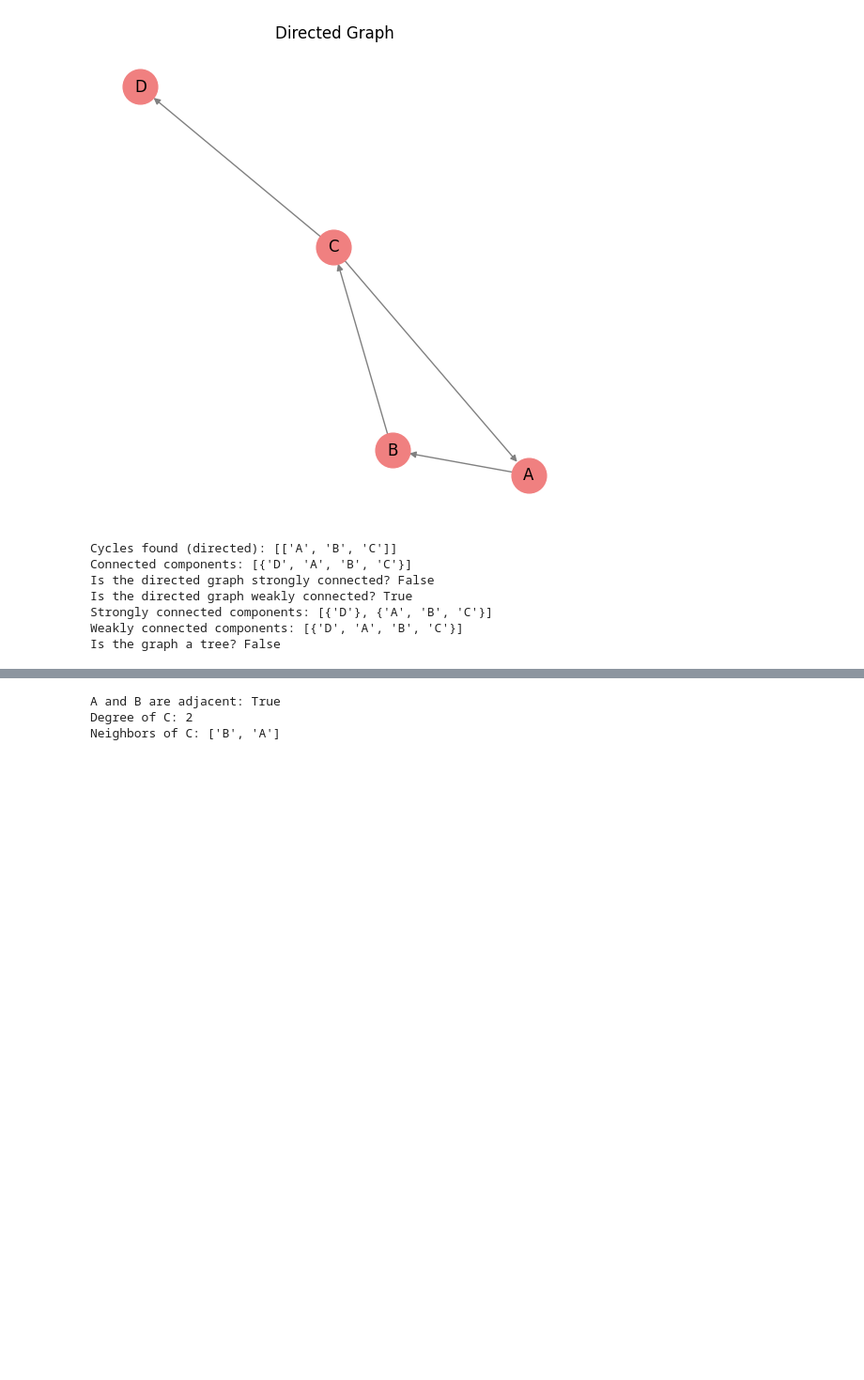
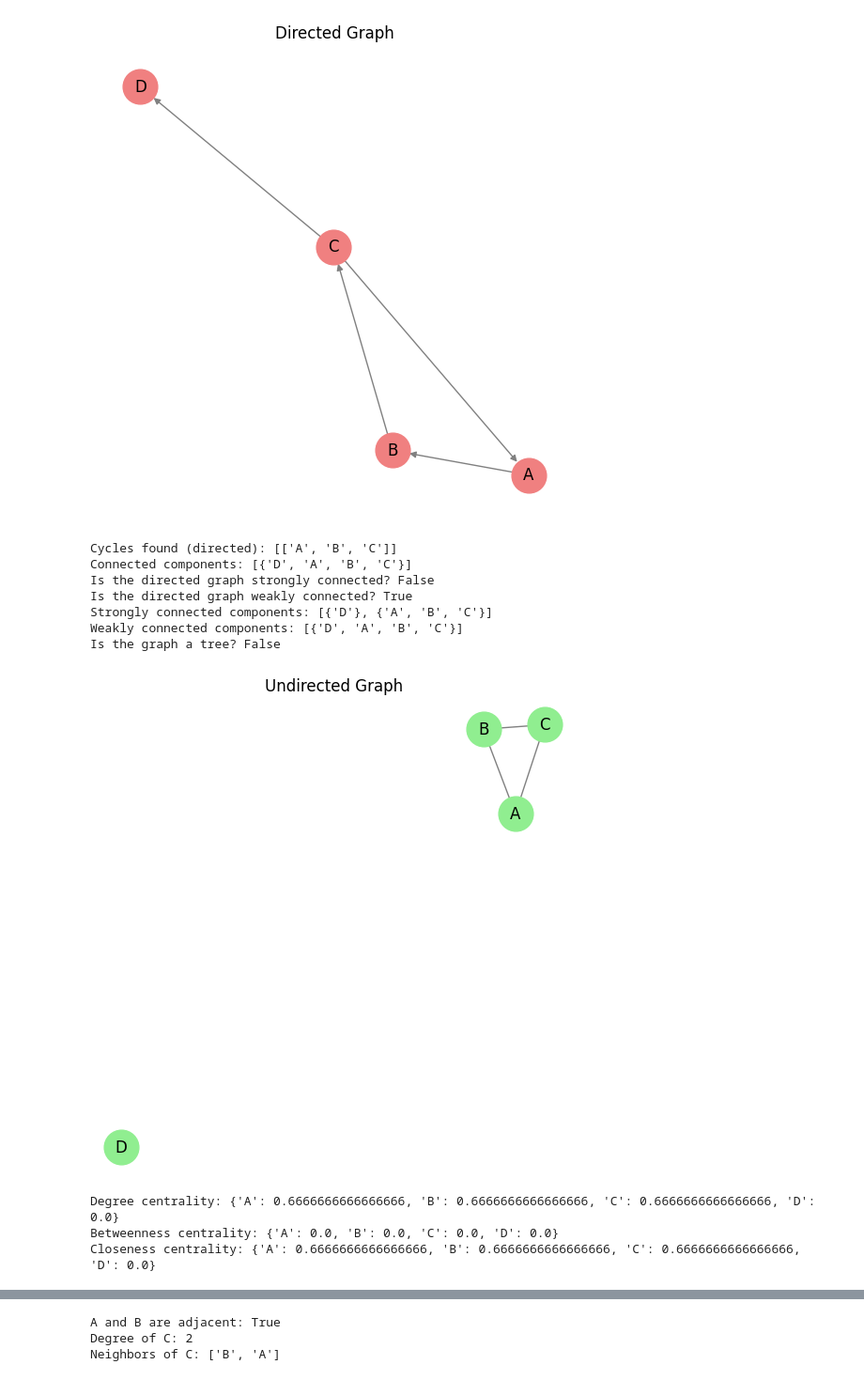
Before and after one commit to snt-arg/graph_matching_gnn, a Jupyter notebook: Graph Basics and Algorithms.ipynb, the cells around one changed output, grey strips where cells are left out. Shown at 94% size. Cells and saved outputs as stored; diff of their text form; code cells hidden in the pictures; blank space fills up the shorter version.

```diff
--- a/Graph Basics and Algorithms.ipynb
+++ b/Graph Basics and Algorithms.ipynb
@@ -204,6 +227,22 @@ Is the directed graph weakly connected? True
 Strongly connected components: [{'D'}, {'A', 'B', 'C'}]
 Weakly connected components: [{'D', 'A', 'B', 'C'}]
 Is the graph a tree? False
+# %%
+# Undirected graph
+plot_graph(G, Title="Undirected Graph", color='lightgreen')
+# Centrality measures
+degree_centrality = nx.degree_centrality(G)
+betweenness = nx.betweenness_centrality(G)
+closeness = nx.closeness_centrality(G)
+
+print("Degree centrality:", degree_centrality)
+print("Betweenness centrality:", betweenness)
+print("Closeness centrality:", closeness)
+# %% [output]
+[figure, added]
+Degree centrality: {'A': 0.6666666666666666, 'B': 0.6666666666666666, 'C': 0.6666666666666666, 'D': 0.0}
+Betweenness centrality: {'A': 0.0, 'B': 0.0, 'C': 0.0, 'D': 0.0}
+Closeness centrality: {'A': 0.6666666666666666, 'B': 0.6666666666666666, 'C': 0.6666666666666666, 'D': 0.0}
 # %%
 # Drop edge C-D if it exists
 if G.has_edge("C", "D"):
```
Also changed, not shown: parts of 7 cells of this notebook.
